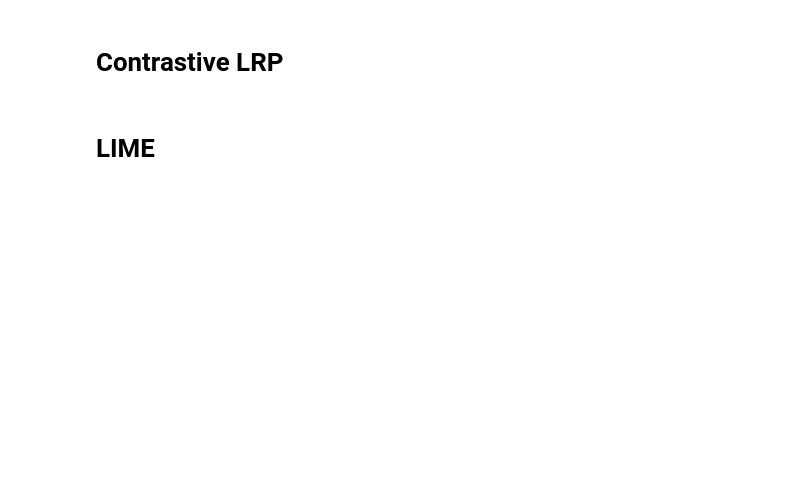
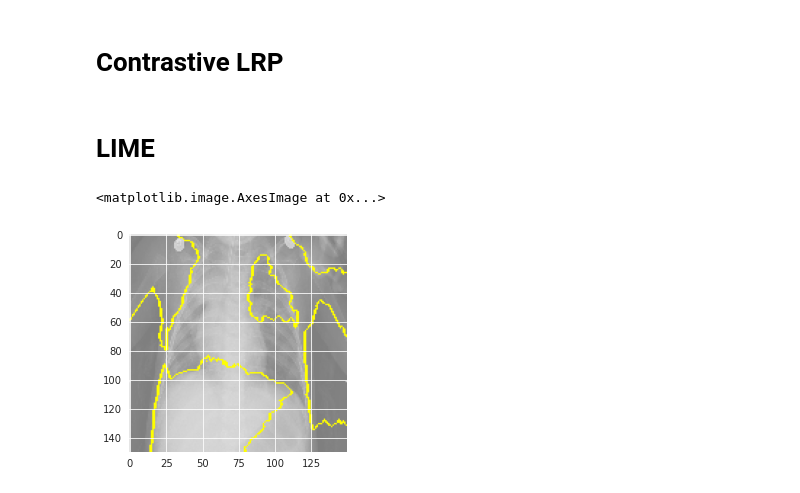
Before and after one commit to samsonq/COVID-XAI, a Jupyter notebook: notebooks/pneumonia-detection-and-explainability.ipynb, the cells around one changed output. Saved outputs shown, nothing was run; the diff lists cells and outputs as text; code cells hidden in the pictures; blank space fills up the shorter version.

```diff
--- a/notebooks/pneumonia-detection-and-explainability.ipynb
+++ b/notebooks/pneumonia-detection-and-explainability.ipynb
@@ -1058,9 +1013,12 @@ explanation = explainer.explain_instance(data[0][0].astype('double'),
 # %%
 temp, mask = explanation.get_image_and_mask(explanation.top_labels[0],
                                             positive_only=True,
                                             num_features=5,
-                                            hide_rest=True)
+                                            hide_rest=False)
 plt.imshow(mark_boundaries(temp / 2 + 0.5, mask))
+# %% [output]
+<matplotlib.image.AxesImage at 0x...>
+[figure, added]
 # %%
 explainer = lime_image.LimeImageExplainer()
 n = 3
```
Also changed, not shown: parts of 17 cells of this notebook, 5 other files.
